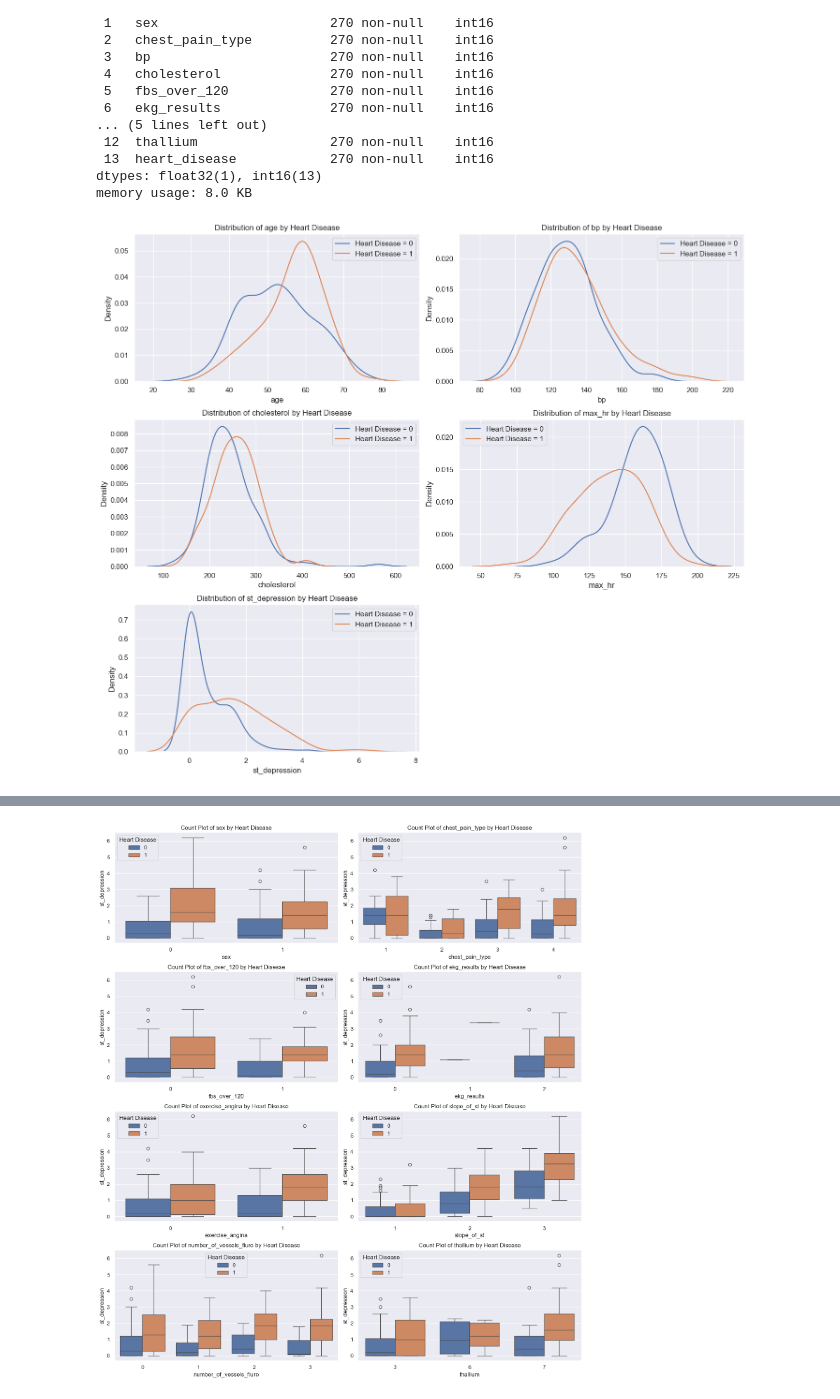
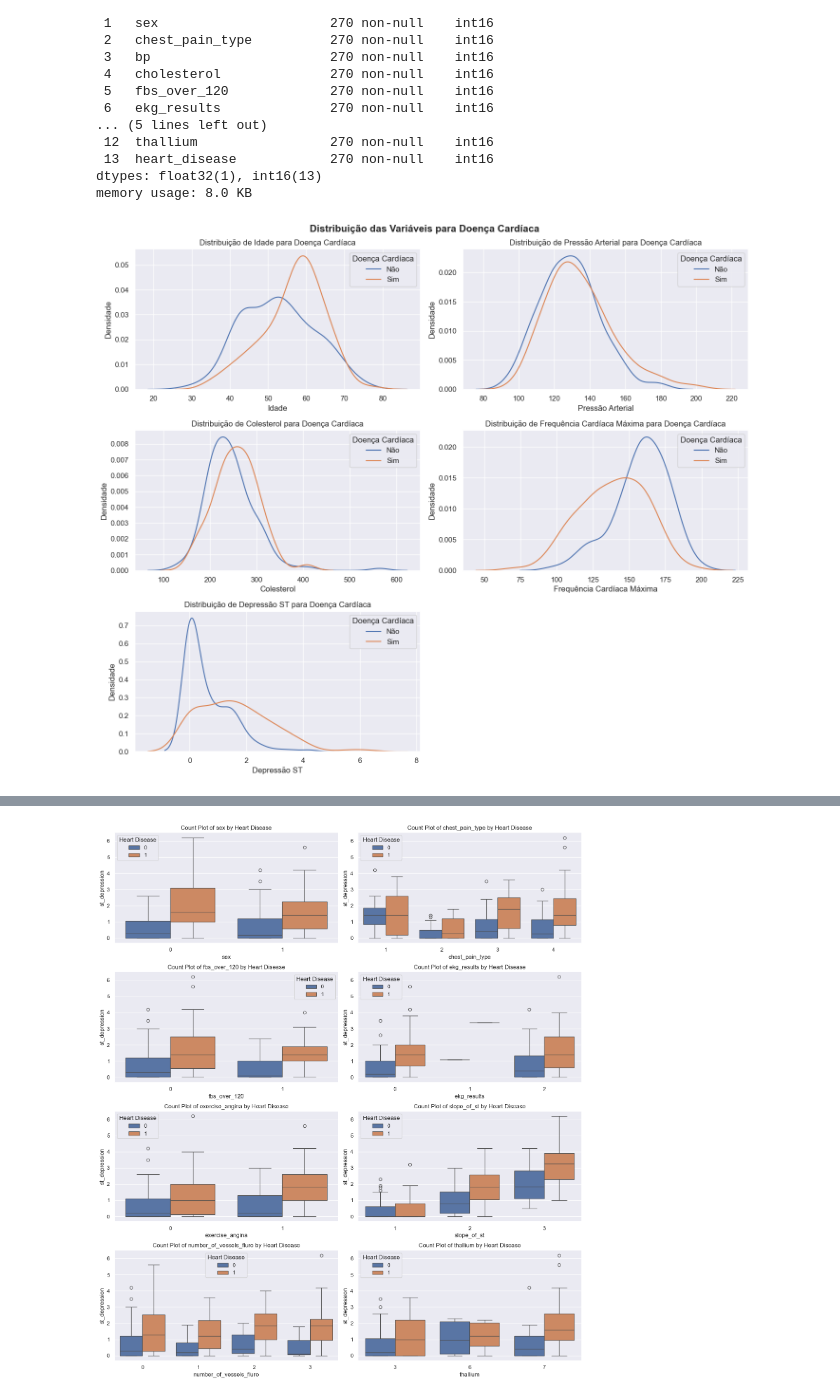
Before and after one commit to LucasMeller13/ml_abp, a Jupyter notebook: tests.ipynb, the cells around one changed output, grey strips where cells are left out. Drawn from its saved outputs; the diff is of its cells as text; code cells hidden in the pictures.

```diff
--- a/tests.ipynb
+++ b/tests.ipynb
@@ -36,6 +38,25 @@ column_names = [
     "heart_disease"
 ]
 
+columns_translated = {
+    "age": "Idade",
+    "sex": "Sexo",
+    "chest_pain_type": "Tipo de Dor no Peito",
+    "bp": "Pressão Arterial",
+    "cholesterol": "Colesterol",
+    "fbs_over_120": "Glicose em Jejum Acima de 120",
+    "ekg_results": "Resultados do EKG",
+    "max_hr": "Frequência Cardíaca Máxima",
+    "exercise_angina": "Angina Induzida por Exercício",
+    "st_depression": "Depressão ST",
+    "slope_of_st": "Inclinação de ST",
+    "number_of_vessels_fluro": "Número de Vasos Fluoroscópicos",
+    "thallium": "Talio",
+    "heart_disease": "Doença Cardíaca"
+}
+
+
+
 int_column_names = column_names.copy()
 int_column_names.remove('st_depression')
 path = r"C:\Users\Lucas\.cache\kagglehub\datasets\rishidamarla\heart-disease-prediction\versions\1"
@@ -119,26 +140,33 @@ memory usage: 8.0 KB
 # %%
 # Define the continuous columns to plot
 columns = ["age", "bp", "cholesterol", "max_hr", "st_depression"]
 
 # Calculate the number of rows and columns for the subplots grid
 n_rows = (len(columns) + 1) // 2  # Adjust for two columns per row
 
 # Set up the figure and axes
 fig, axes = plt.subplots(n_rows, 2, figsize=(14, 4 * n_rows))  # Adjust figsize as needed
 axes = axes.flatten()  # Flatten the axes array for easy indexing
 
+
 # Loop through each column and plot on a subplot
 for i, col in enumerate(columns):
-    sns.kdeplot(df.loc[df['heart_disease'] == 0, col], label='Heart Disease = 0', ax=axes[i])
-    sns.kdeplot(df.loc[df['heart_disease'] == 1, col], label='Heart Disease = 1', ax=axes[i])
-    axes[i].set_title(f'Distribution of {col} by Heart Disease')
-    axes[i].legend()
+    sns.kdeplot(df.loc[df['heart_disease'] == 0, col], label='Doença Cardíaca = 0', ax=axes[i])
+    sns.kdeplot(df.loc[df['heart_disease'] == 1, col], label='Doença Cardíaca = 1', ax=axes[i])
+    axes[i].set_ylabel('Densidade')
+    axes[i].set_xlabel(columns_translated[col])
+    axes[i].set_title(f'Distribuição de {columns_translated[col]} para Doença Cardíaca')
+    axes[i].legend(title="Doença Cardíaca", labels=['Não', 'Sim'])
+
 
 # Remove any empty subplots
 for j in range(i + 1, len(axes)):
     fig.delaxes(axes[j])
 
+plt.suptitle('Distribuição das Variáveis para Doença Cardíaca', fontsize=15, fontweight='bold')
+
 plt.tight_layout()
+# plt.savefig('plot_distruicao_kde.png', dpi=300)
 plt.show()
 # %% [output]
-[figure, old version]
+[figure, new version]
```
Also changed, not shown: parts of 18 cells of this notebook, 10 other files.
